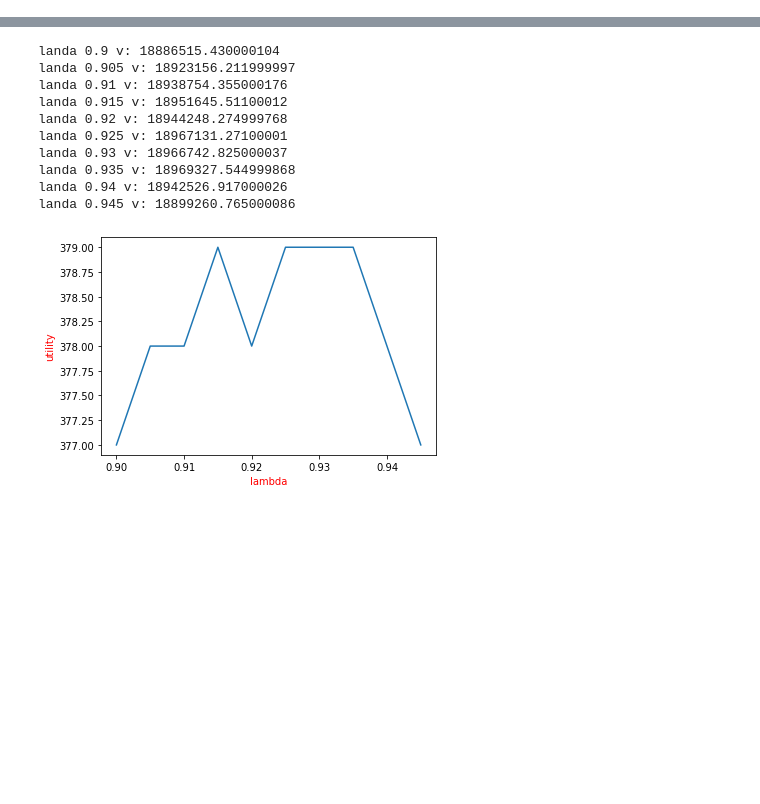
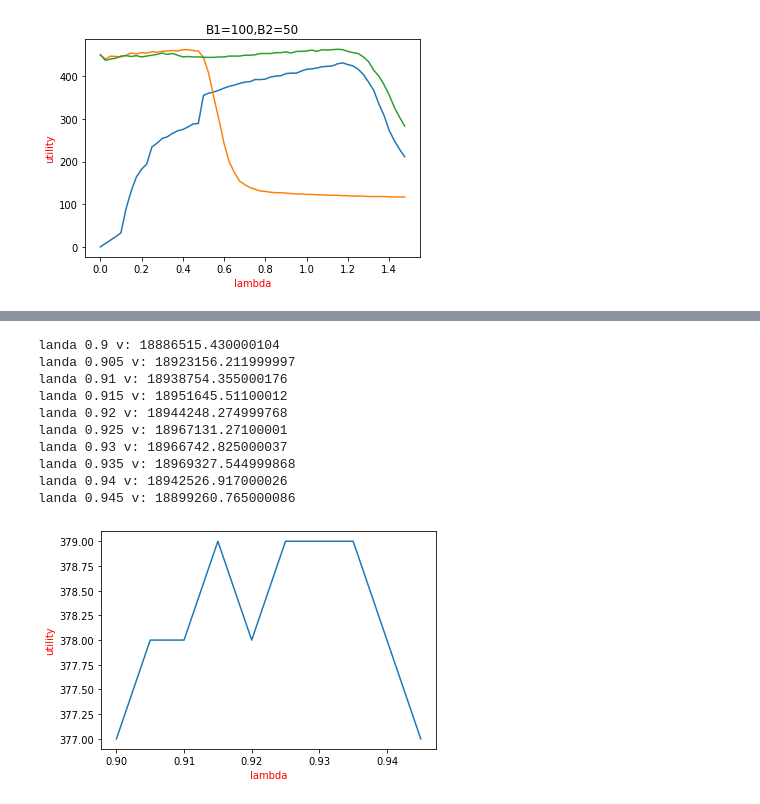
Before and after one commit to hadi1373z/MIGMIG, a Jupyter notebook: Simulation.ipynb, the cells around one changed output, grey strips where cells are left out. Drawn from its saved outputs; the diff is of its cells as text; code cells hidden in the pictures; blank space fills up the shorter version.

```diff
--- a/Simulation.ipynb
+++ b/Simulation.ipynb
@@ -161,0 +158,5 @@ plt.show()
+# %%
+B1,B2=100,50 #B1>B2
+revs0 = [mean0(x/40) for x in range(60)]
+revs1 = [mean1(x/40) for x in range(60)]
+revs101 = [mean101(x/40) for x in range(60)]
@@ -161,0 +181,13 @@ plt.show()
+# %%
+xx = [i/40 for i in range(60)]
+plt.plot(xx,revs0)
+plt.plot(xx,revs1)
+plt.plot(xx,revs101)
+
+plt.title("B1="+str(B1)+",B2="+str(B2))
+plt.xlabel("lambda",color='r')
+plt.ylabel("utility",color='r')
+plt.savefig("algorithm1and2and3,m=1000"+"B1="+str(B1)+",B2="+str(B2))
+plt.show()
+# %% [output]
+[figure, added]
```
Also changed, not shown: parts of 42 cells of this notebook.
